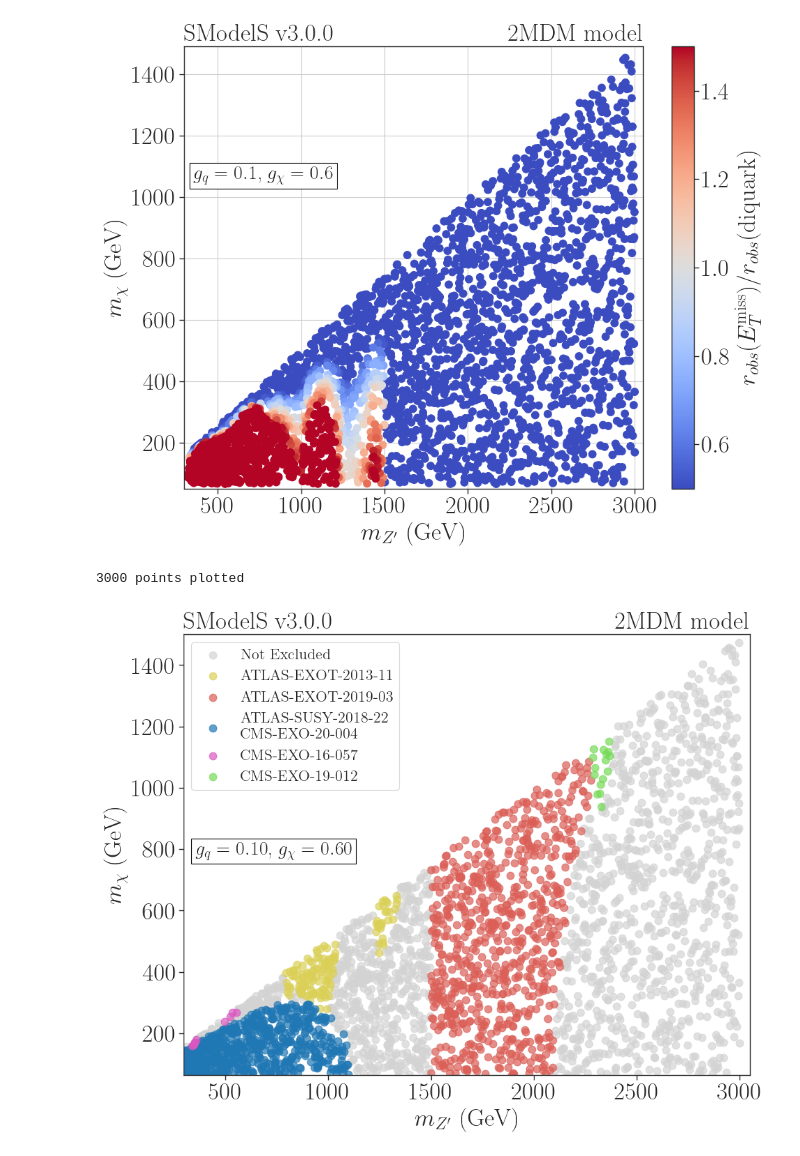
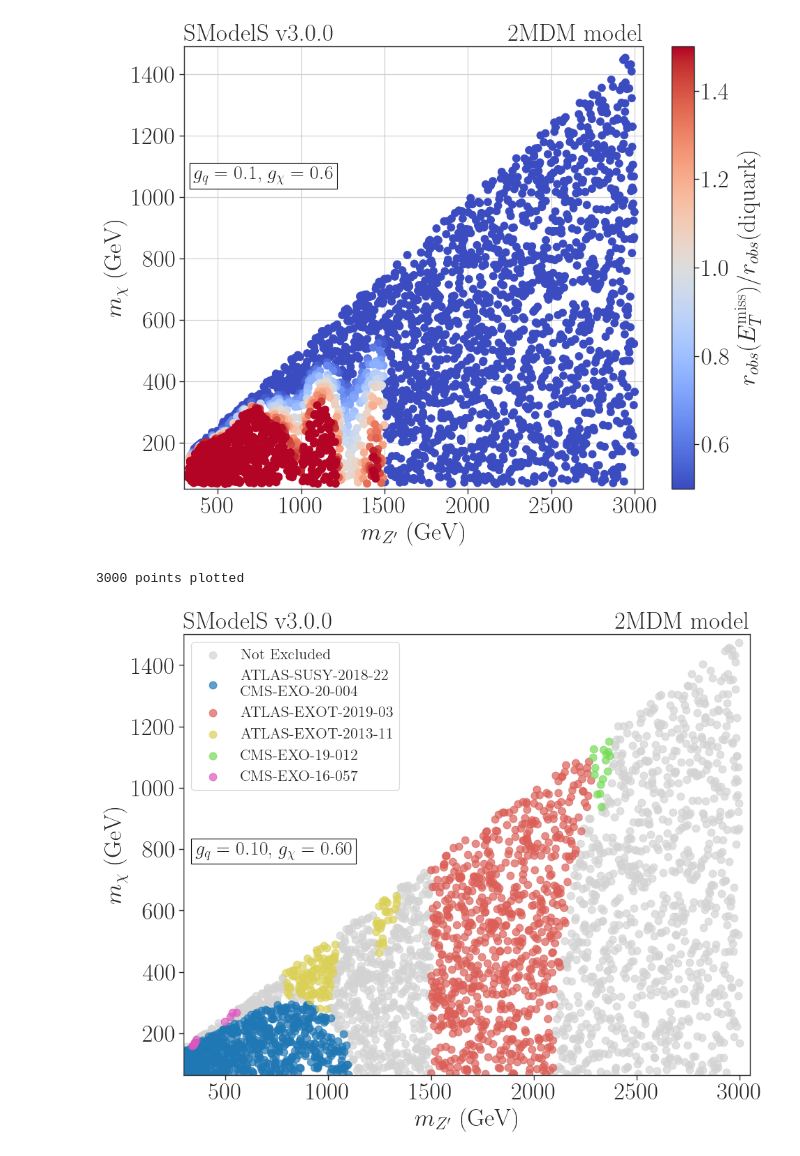
Before and after one commit to SModelS/smodelsv3-paper, a Jupyter notebook: notebooks/2MDM-monojet-vs-dijet-combined_new.ipynb, the cells around one changed output. Cells and saved outputs as stored; diff of their text form; code cells hidden in the pictures.

Commit message:
Sorted analyses order in exclusions_2mdm_NWA

```diff
--- a/notebooks/2MDM-monojet-vs-dijet-combined_new.ipynb
+++ b/notebooks/2MDM-monojet-vs-dijet-combined_new.ipynb
@@ -227,7 +227,8 @@ ntot = len(x)
 # Use largest r-value result and group by analysis ID
 rmax_groups = rmax_all.groupby(by='ExptRes.result.AnalysisID')
 
-for ana,anadf in rmax_groups:
+# Sort analyses by length of name and then length of points
+for ana,anadf in sorted(rmax_groups, key = lambda x: (len(x[0]),len(x[1])),reverse=True):
     excludedAna = anadf[anadf['ExptRes.result.r'] > 1.0]
     if len(excludedAna) == 0:
         continue
@@ -235,31 +236,31 @@ for ana,anadf in rmax_groups:
     y = excludedAna['mChi']
     if ana in ['CombinedAna','ATLAS-SUSY-2018-22-multibin,CMS-EXO-20-004']:
         label = 'ATLAS-SUSY-2018-22'+'\n'+'CMS-EXO-20-004'
     else:
         label = ana
     sc = plt.scatter(x,y,s=60, color=colorDict[ana], label=label, alpha=0.7)
     ntot += len(x)
 
 
 print(f'{ntot} points plotted')
 plt.title(r'SModelS v3.0.0', loc='left', fontsize=25)
 plt.title(r'2MDM model', loc='right', fontsize=25)
 
 
 plt.xlabel(r'$m_{Z^{\prime}}$ (GeV)', fontsize=25)
 plt.ylabel(r'$m_{\chi}$ (GeV)', fontsize=25)
 plt.text(0.02,0.5,r'$g_{q} = %1.2f$, $g_{\chi} = %1.2f$' % (gq, gchi),fontsize=20,
          bbox=dict(facecolor='white', edgecolor='black'),transform = plt.gca().transAxes)
 
 plt.xlim(300, 3050)
 plt.ylim(65, 1500)
 
 plt.yticks(fontsize=25)
 plt.xticks(fontsize=25)
 plt.legend()
 plt.tight_layout()
 plt.savefig('./figures/exclusions_2mdm_NWA.png')
 plt.show()
 # %% [output]
 3000 points plotted
-[figure, old version]
+[figure, new version]
```
Also changed, not shown: 1 other file.
